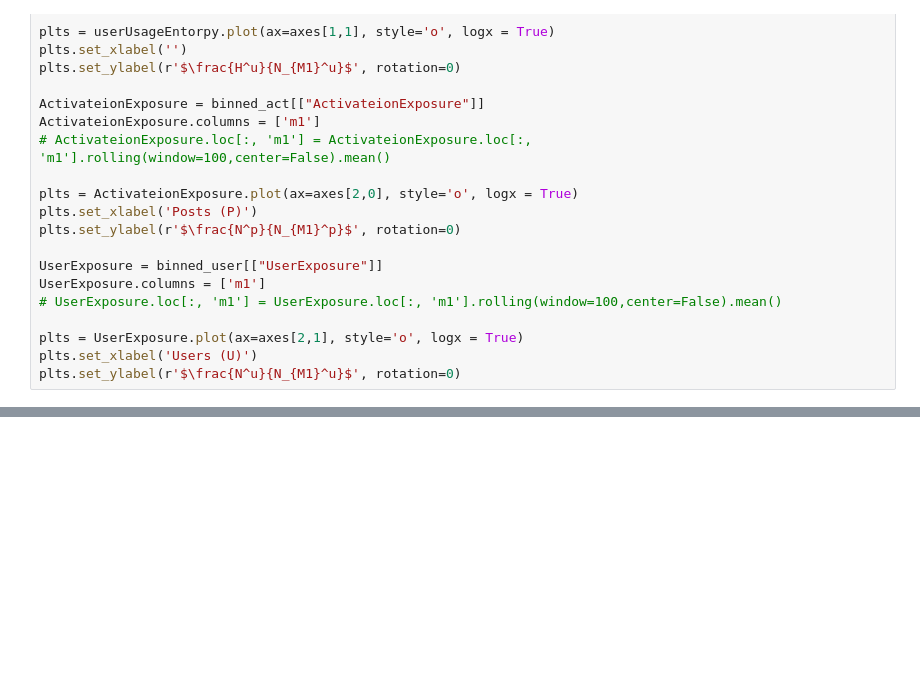
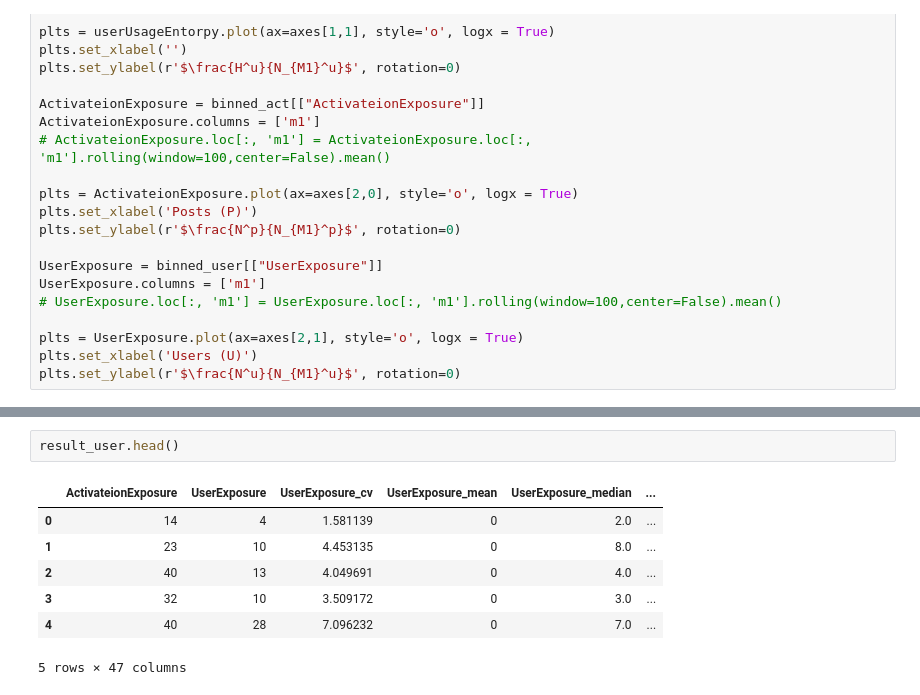
Before and after one commit to danjamker/DiffusionSimulation, a Jupyter notebook: notebook/visualize-diffusion.ipynb, the cells around one changed output, grey strips where cells are left out. Drawn from its saved outputs; the diff is of its cells as text; blank space fills up the shorter version.

```diff
--- a/notebook/visualize-diffusion.ipynb
+++ b/notebook/visualize-diffusion.ipynb
@@ -160,0 +129,10 @@ plts.set_ylabel(r'$N^u$', rotation=0)
+# %%
+result_user.head()
+# %% [output]
+|  | ActivateionExposure | UserExposure | UserExposure_cv | UserExposure_mean | UserExposure_median | ... |
+| 0 | 14 | 4 | 1.581139 | 0 | 2.0 | ... |
+| 1 | 23 | 10 | 4.453135 | 0 | 8.0 | ... |
+| 2 | 40 | 13 | 4.049691 | 0 | 4.0 | ... |
+| 3 | 32 | 10 | 3.509172 | 0 | 3.0 | ... |
+| 4 | 40 | 28 | 7.096232 | 0 | 7.0 | ... |
+5 rows × 47 columns
```
Also changed, not shown: parts of 5 cells of this notebook, 5 other files.
